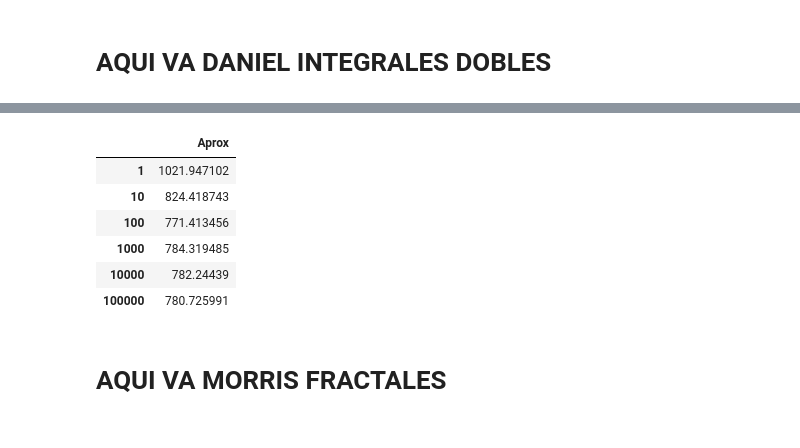
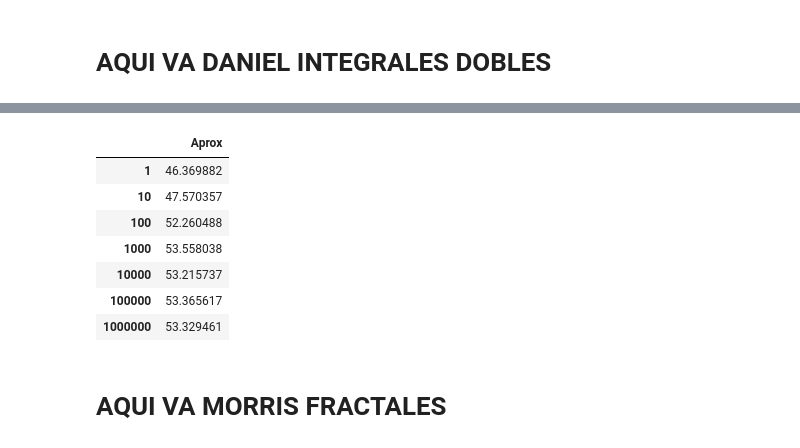
Before and after one commit to Daniel-Iteso/Proyecto2_HernandezDaniel_MarquezJesus, a Jupyter notebook: Proyecto2_Daniel_Jesus.ipynb, the cells around one changed output, grey strips where cells are left out. Cells and saved outputs as stored; diff of their text form; code cells hidden in the pictures.

```diff
--- a/Proyecto2_Daniel_Jesus.ipynb
+++ b/Proyecto2_Daniel_Jesus.ipynb
@@ -49,24 +49,33 @@ import numpy as np
 import pandas as pd
 
 a=0
-b=1
-c=0
-d=2
+b=2
+def f1(a):
+    return 5*a**2
+
+def f2(b):
+    return 5*b**2
+c=f1(a)
+d=f2(b)
 
 def monc1(f,a,b,c,d,N):
+    aux = 0
     x = np.random.uniform(a,b,N)
     y = np.random.uniform(c,d,N)
     vol = (b-a)*(d-c)
-    integral = np.abs(vol*(np.sum(f(x,y))/N))
+    ax0 = [x_i for x_i, y_i in zip(x, y) if y_i < 5 * x_i ** 2]
+    ax1 = [y_i for x_i, y_i in zip(x, y) if y_i < 5 * x_i ** 2]
+    ax2 = f(ax0,ax1)
+    integral = vol*(np.sum(ax2)/N)
     return integral
 
 def f(x,y):
-    return 8*x+6*y
+    return np.abs(8*x+6*y)
 
-N = np.logspace(0, 5, 6).astype(int)
-tabla1 = pd.DataFrame(index=N, columns=['Aprox'])
+N = np.logspace(0, 6, 7).astype(int)
+tabla = pd.DataFrame(index=N, columns=['Aprox'])
 for n in N:
-    tabla1.loc[n, 'Aprox'] = monc1(f,a,b,c,d,n)
-tabla1
+    tabla.loc[n, 'Aprox'] = monc1(f,a,b,c,d,n)
+tabla
 # %% [output]
 |  | Aprox |
@@ -110,40 +132,37 @@ p
 # %%
 import numpy as np
 import pandas as pd
 
-a=2
-b=4
-c=5
-d=7
+a=0
+b=2
+c=0
+d=2
 
 def monc1(f,a,b,c,d,N):
     aux = 0
     x = np.random.uniform(a,b,N)
     y = np.random.uniform(c,d,N)
     vol = (b-a)*(d-c)
-    #for n in range(N):
-        #if f(x,y)[n]<(2*x**2):
-            #aux = np.array(f(x,y)[n])
-    aux = np.delete(f(x,y), np.where(f(x,y) < (2*x**2)))
     integral = vol*(np.sum(f(x,y))/N)
     return integral
 
 def f(x,y):
-    return np.abs(2*x**2+5*y**2-5)
+    return np.abs(x**2+y**2-16)
 
-N = np.logspace(0, 5, 6).astype(int)
+N = np.logspace(0, 6, 7).astype(int)
 tabla1 = pd.DataFrame(index=N, columns=['Aprox'])
 for n in N:
     tabla1.loc[n, 'Aprox'] = monc1(f,a,b,c,d,n)
 tabla1
 # %% [output]
 |  | Aprox |
-| 1 | 1021.947102 |
-| 10 | 824.418743 |
-| 100 | 771.413456 |
-| 1000 | 784.319485 |
-| 10000 | 782.24439 |
-| 100000 | 780.725991 |
+| 1 | 46.369882 |
+| 10 | 47.570357 |
+| 100 | 52.260488 |
+| 1000 | 53.558038 |
+| 10000 | 53.215737 |
+| 100000 | 53.365617 |
+| 1000000 | 53.329461 |
 # %% [markdown]
 # AQUI VA MORRIS FRACTALES
 # %%
```
Also changed, not shown: parts of 2 cells of this notebook.
